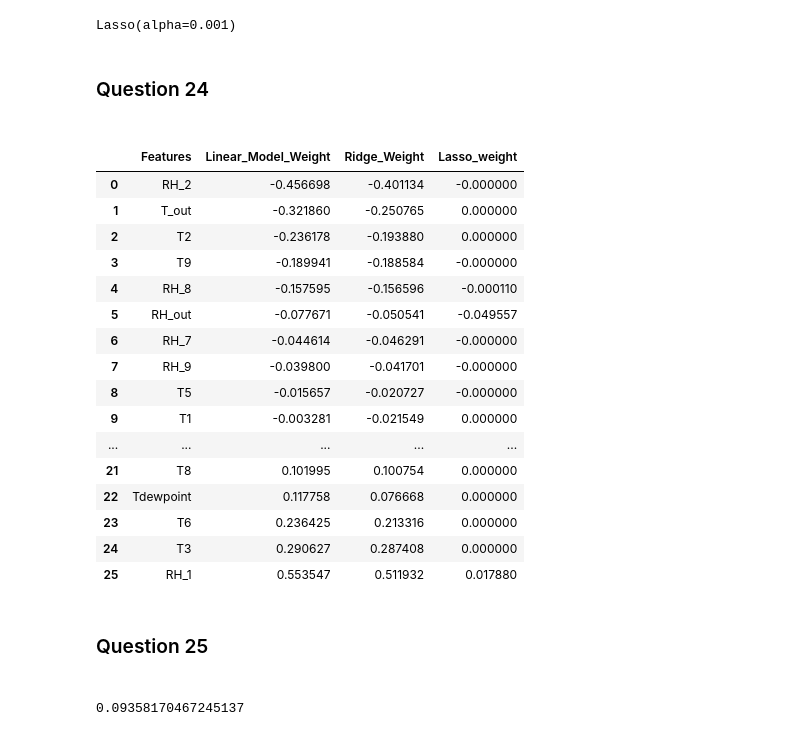
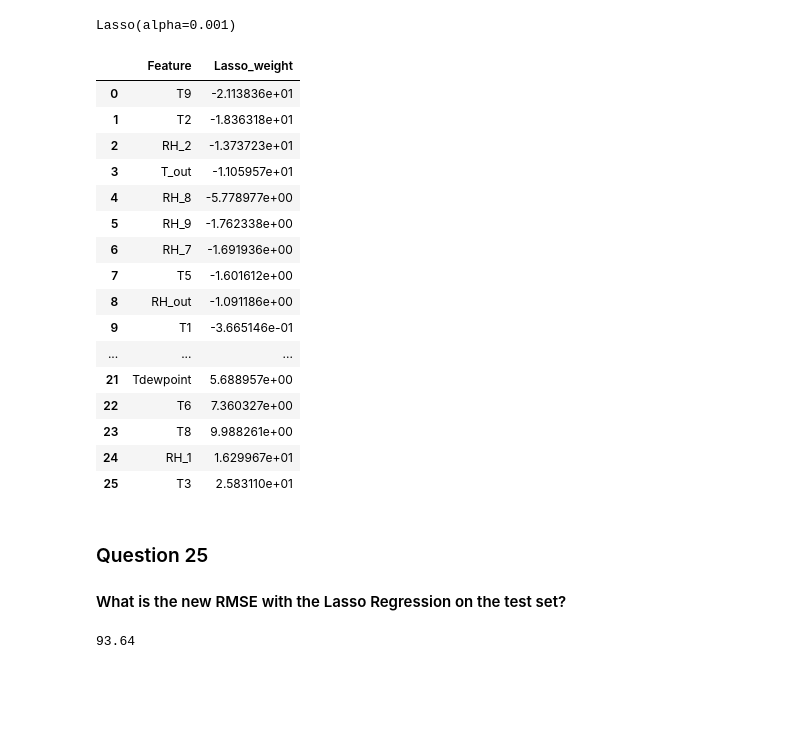
Before and after one commit to Tito-A/Hamoye_Internship_Tasks, a Jupyter notebook: Stage B- Machine Learning Regression/StageB-Tag Along Quiz.ipynb, the cells around one changed output. Drawn from its saved outputs; the diff is of its cells as text; code cells hidden in the pictures; blank space fills up the shorter version.

```diff
--- a/Stage B- Machine Learning Regression/MachineLearningRegression_PredictingEnergyEfficiencyOfBuildings.ipynb
+++ b/Stage B- Machine Learning Regression/StageB-Tag Along Quiz.ipynb
@@ -258,3 +113,5 @@ df= df.drop(columns= ['date', 'lights'])
 # %%
+#defining the dependent and independent variables x and y
+x= df.drop(columns= ['Appliances'])
 y= df['Appliances']
 # %%
@@ -411,3 +198,0 @@ final_weights = pd.merge(final_weights, lasso_weights_df, on='Features')
-# %% [markdown]
-### Question 24
-####
@@ -417,23 +199,28 @@ final_weights = pd.merge(final_weights, lasso_weights_df, on='Features')
-# %%
-final_weights
-# %% [output]
-|  | Features | Linear_Model_Weight | Ridge_Weight | Lasso_weight |
-| 0 | RH_2 | -0.456698 | -0.401134 | -0.000000 |
-| 1 | T_out | -0.321860 | -0.250765 | 0.000000 |
-| 2 | T2 | -0.236178 | -0.193880 | 0.000000 |
-| 3 | T9 | -0.189941 | -0.188584 | -0.000000 |
-| 4 | RH_8 | -0.157595 | -0.156596 | -0.000110 |
-| 5 | RH_out | -0.077671 | -0.050541 | -0.049557 |
-| 6 | RH_7 | -0.044614 | -0.046291 | -0.000000 |
-| 7 | RH_9 | -0.039800 | -0.041701 | -0.000000 |
-| 8 | T5 | -0.015657 | -0.020727 | -0.000000 |
-| 9 | T1 | -0.003281 | -0.021549 | 0.000000 |
-| ... | ... | ... | ... | ... |
-| 21 | T8 | 0.101995 | 0.100754 | 0.000000 |
-| 22 | Tdewpoint | 0.117758 | 0.076668 | 0.000000 |
-| 23 | T6 | 0.236425 | 0.213316 | 0.000000 |
-| 24 | T3 | 0.290627 | 0.287408 | 0.000000 |
-| 25 | RH_1 | 0.553547 | 0.511932 | 0.017880 |
+# %%
+weights= pd.Series(lasso_reg.coef_, x_train.columns ).sort_values()
+weights_df= pd.DataFrame(weights).reset_index()
+weights_df.columns=['Feature', 'Lasso_weight']
+weights_df['Lasso_weight'].round(3)
+
+weights_df
+# %% [output]
+|  | Feature | Lasso_weight |
+| 0 | T9 | -2.113836e+01 |
+| 1 | T2 | -1.836318e+01 |
+| 2 | RH_2 | -1.373723e+01 |
+| 3 | T_out | -1.105957e+01 |
+| 4 | RH_8 | -5.778977e+00 |
+| 5 | RH_9 | -1.762338e+00 |
+| 6 | RH_7 | -1.691936e+00 |
+| 7 | T5 | -1.601612e+00 |
+| 8 | RH_out | -1.091186e+00 |
+| 9 | T1 | -3.665146e-01 |
+| ... | ... | ... |
+| 21 | Tdewpoint | 5.688957e+00 |
+| 22 | T6 | 7.360327e+00 |
+| 23 | T8 | 9.988261e+00 |
+| 24 | RH_1 | 1.629967e+01 |
+| 25 | T3 | 2.583110e+01 |
 # %% [markdown]
 ### Question 25
-####
+#### What is the new RMSE with the Lasso Regression on the test set?
@@ -446,9 +227,10 @@ rmse
 # %%
+# making a lasso_model prediction
 lasso_prediction= lasso_reg.predict(x_test)
 from sklearn.metrics import mean_squared_error
 
 mse= mean_squared_error(y_test, lasso_prediction)
 rmse= np.sqrt(mse)
-rmse
+round(rmse,3)
 # %% [output]
-0.09358170467245137
+93.64
```
Also changed, not shown: parts of 33 cells of this notebook.
